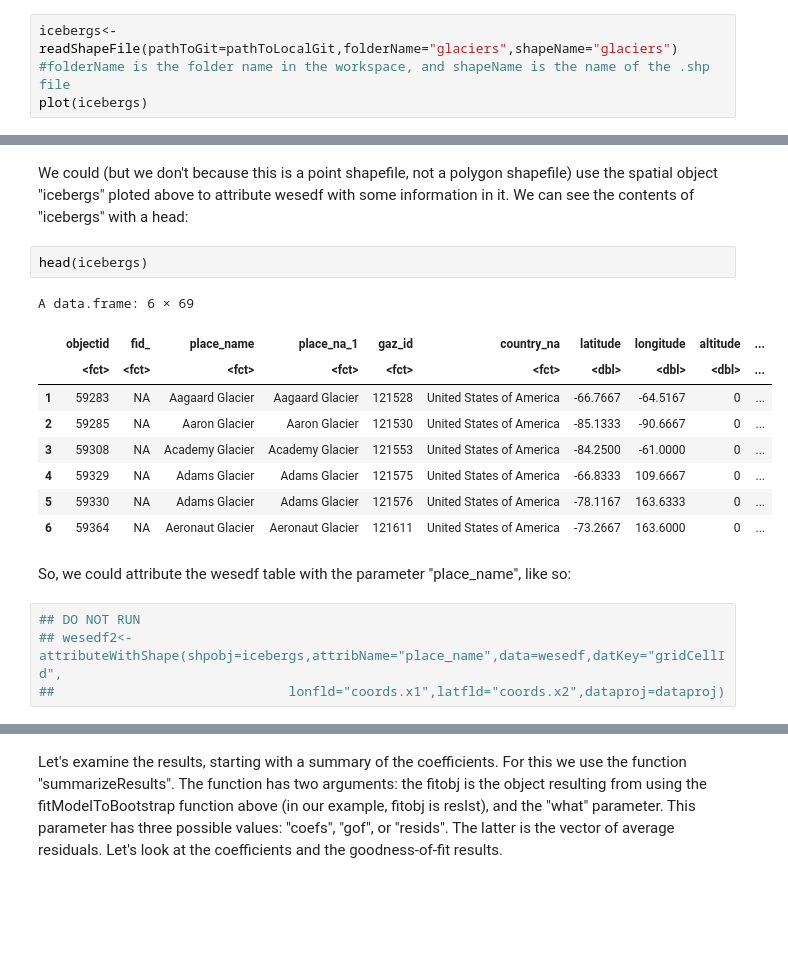
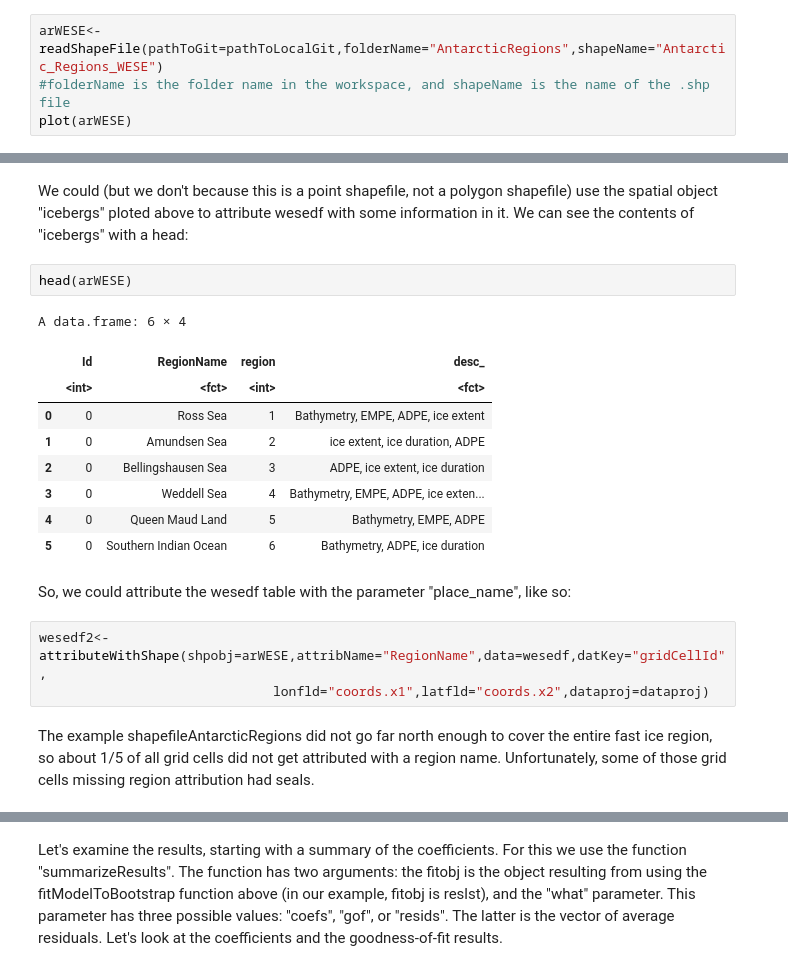
Before and after one commit to pointblue/ContinentalWESEestimates, a Jupyter notebook: notebooks/FitRegressionModels_ofSealAbundeancePresence.ipynb, the cells around one changed output, grey strips where cells are left out. Cells and saved outputs as stored; diff of their text form; blank space fills up the shorter version.

```diff
--- a/notebooks/FitRegressionModels_ofSealAbundeancePresence.ipynb
+++ b/notebooks/FitRegressionModels_ofSealAbundeancePresence.ipynb
@@ -69,8 +75,8 @@ The above tble (wesedf) is ready for fitting regression models, but first we wil
 __Regarding #1__ it is done with the functions "readShapeFile" and "attributeWithShape". The first function reads the shape file into a spatial object and the second one uses information on the spatial object (e.g., David's WESE zones) into the data.
 Here's an example to load a point shapefile, from an example copied into the repository's data folder:
 # %%
-icebergs<-readShapeFile(pathToGit=pathToLocalGit,folderName="glaciers",shapeName="glaciers")
+arWESE<-readShapeFile(pathToGit=pathToLocalGit,folderName="AntarcticRegions",shapeName="Antarctic_Regions_WESE")
 #folderName is the folder name in the workspace, and shapeName is the name of the .shp file
-plot(icebergs)
+plot(arWESE)
 # %% [output]
 OGR data source with driver: ESRI Shapefile
@@ -82,20 +87,21 @@ Integer64 fields read as strings:  objectid gaz_id scar_commo coordinate altitud
 # %% [markdown]
 We could (but we don't because this is a point shapefile, not a polygon shapefile) use the spatial object "icebergs" ploted above to attribute wesedf with some information in it. We can see the contents of "icebergs" with a head:
 # %%
-head(icebergs)
+head(arWESE)
 # %% [output]
-A data.frame: 6 × 69
+A data.frame: 6 × 4
-|  | objectid | fid_ | place_name | place_na_1 | gaz_id | country_na | latitude | longitude | altitude | ... |
-|  | <fct> | <fct> | <fct> | <fct> | <fct> | <fct> | <dbl> | <dbl> | <dbl> | ... |
-| 1 | 59283 | NA | Aagaard Glacier | Aagaard Glacier | 121528 | United States of America | -66.7667 | -64.5167 | 0 | ... |
-| 2 | 59285 | NA | Aaron Glacier | Aaron Glacier | 121530 | United States of America | -85.1333 | -90.6667 | 0 | ... |
-| 3 | 59308 | NA | Academy Glacier | Academy Glacier | 121553 | United States of America | -84.2500 | -61.0000 | 0 | ... |
-| 4 | 59329 | NA | Adams Glacier | Adams Glacier | 121575 | United States of America | -66.8333 | 109.6667 | 0 | ... |
-| 5 | 59330 | NA | Adams Glacier | Adams Glacier | 121576 | United States of America | -78.1167 | 163.6333 | 0 | ... |
-| 6 | 59364 | NA | Aeronaut Glacier | Aeronaut Glacier | 121611 | United States of America | -73.2667 | 163.6000 | 0 | ... |
+|  | Id | RegionName | region | desc_ |
+|  | <int> | <fct> | <int> | <fct> |
+| 0 | 0 | Ross Sea | 1 | Bathymetry, EMPE, ADPE, ice extent |
+| 1 | 0 | Amundsen Sea | 2 | ice extent, ice duration, ADPE |
+| 2 | 0 | Bellingshausen Sea | 3 | ADPE, ice extent, ice duration |
+| 3 | 0 | Weddell Sea | 4 | Bathymetry, EMPE, ADPE, ice exten... |
+| 4 | 0 | Queen Maud Land | 5 | Bathymetry, EMPE, ADPE |
+| 5 | 0 | Southern Indian Ocean | 6 | Bathymetry, ADPE, ice duration |
 # %% [markdown]
 So, we could attribute the wesedf table with the parameter "place_name", like so:
 # %%
-## DO NOT RUN
-## wesedf2<-attributeWithShape(shpobj=icebergs,attribName="place_name",data=wesedf,datKey="gridCellId",
-##                              lonfld="coords.x1",latfld="coords.x2",dataproj=dataproj)
+wesedf2<-attributeWithShape(shpobj=arWESE,attribName="RegionName",data=wesedf,datKey="gridCellId",
+                              lonfld="coords.x1",latfld="coords.x2",dataproj=dataproj)
+# %% [markdown]
+The example shapefileAntarcticRegions did not go far north enough to cover the entire fast ice region, so about 1/5 of all grid cells did not get attributed with a region name. Unfortunately, some of those grid cells missing region attribution had seals.
```
Also changed, not shown: parts of 17 cells of this notebook, 16 other files.
